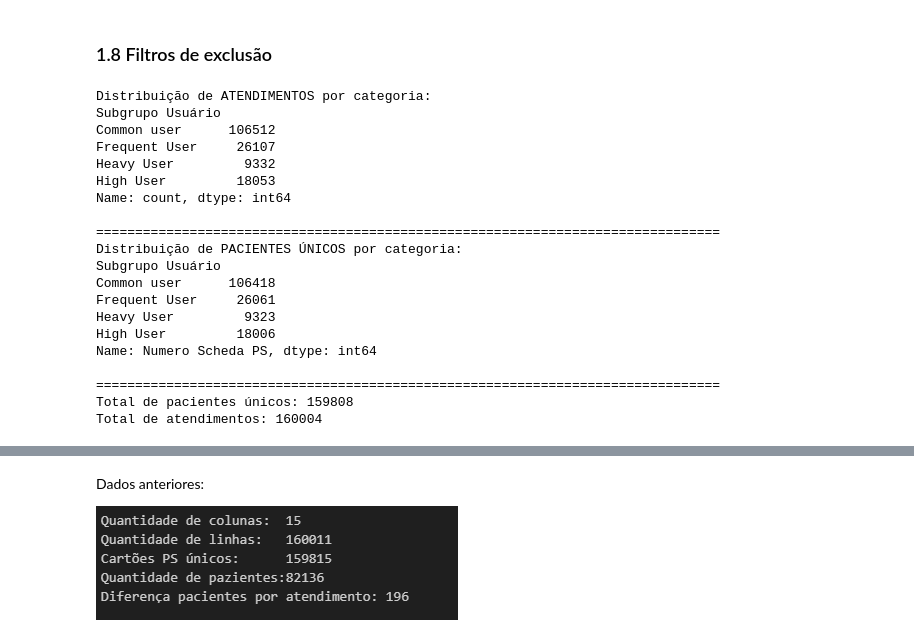
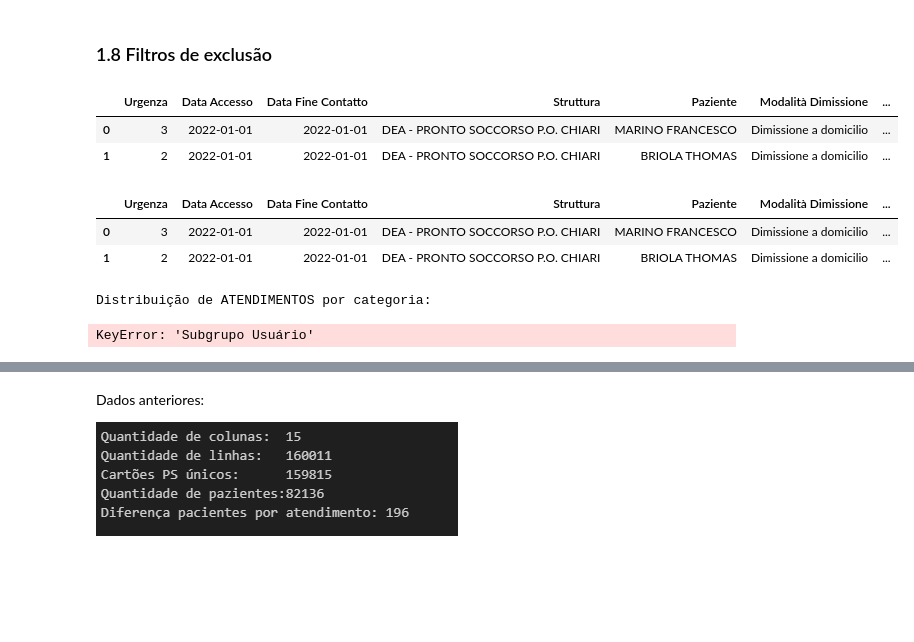
Before and after one commit to almir-martins/mari_doutorado, a Jupyter notebook: analises/analise_mari.ipynb, the cells around one changed output, grey strips where cells are left out. Drawn from its saved outputs; the diff is of its cells as text; code cells hidden in the pictures; blank space fills up the shorter version.

Commit message:
Finalizando os filtros

```diff
--- a/analises/analise_mari.ipynb
+++ b/analises/analise_mari.ipynb
@@ -287,14 +272,7 @@ df.sample(5)
 # %% [markdown]
 ### 1.8 Filtros de exclusão
 # %%
-# Criar uma coluna chamada 'Subgrupo Usuário' com os seguintes subgrupos:
-# < 4 atendimentos (Common user),
-# 4–5 atendimentos (Frequent User),
-# 6–9 atendimentos (High user),
-# ≥10 atendimentos (Heavy users)
-
-# Primeiro, contar quantos atendimentos cada Paziente teve
-contagem_por_paciente = df.groupby('Paziente').size()
+bases_de_dados = [df, ano_2022, ano_2023, ano_2024]
 
 # Criar um dicionário mapeando cada Paziente para sua categoria
 def categoriza_paciente(quantidade):
@@ -304,63 +282,71 @@ def categoriza_paciente(quantidade):
         return 'Frequent User'
     elif quantidade <= 9:
         return 'High User'
     else:
         return 'Heavy User'
 
-# Mapear cada paciente para sua categoria
-mapa_categorias = contagem_por_paciente.apply(categoriza_paciente)
 
-# Adicionar a coluna no dataframe original
-df['Subgrupo Usuário'] = df['Paziente'].map(mapa_categorias)
+# Função para inserir coluna subgrupo usuário em outras bases
+def insere_subgrupo_usuario(dataframe):
+    contagem_por_paciente = dataframe.groupby('Paziente').size()
+    mapa_categorias = contagem_por_paciente.apply(categoriza_paciente)
+    dataframe['Subgrupo Usuário'] = dataframe['Paziente'].map(mapa_categorias)
+    return dataframe
 
-# Calcular a idade com base na data atual
-data_referencia = datetime.now()
-df['Idade'] = df['Data Nascita'].apply(lambda x: int((data_referencia - x).days / 365.25) if pd.notna(x) else None)
-ano_2022['idade'] = ano_2022['Data Nascita'].apply(lambda x: int((data_referencia - x).days / 365.25) if pd.notna(x) else None)
-ano_2023['idade'] = ano_2023['Data Nascita'].apply(lambda x: int((data_referencia - x).days / 365.25) if pd.notna(x) else None)
-ano_2024['idade'] = ano_2024['Data Nascita'].apply(lambda x: int((data_referencia - x).days / 365.25) if pd.notna(x) else None)
+# Função para calcular idade
+def calcular_idade(dataframe, data_referencia=datetime.now()):
+    dataframe['Idade'] = dataframe['Data Nascita'].apply(lambda x: int((data_referencia - x).days / 365.25) if pd.notna(x) else None)
+    return dataframe
 
 
 def aplica_filtros(dataframe):
     # Filtrar apenas os pacientes sem problemas ginecológicos
     dataframe = dataframe[dataframe['Problema Principale'] != 'Sintomi o disturbi ostetrico-ginecologici']
     # Filtrar pacientes maiores que 14 anos
     dataframe = dataframe[dataframe['Idade'] > 14]
+    # Filtrar pacientes com abandono precoce
+    dataframe = dataframe[dataframe['Modalità Dimissione'] != 'Abbandono prima di visita medica']
+    # Filtrar pacientes com cartao PS repetido
+    dataframe = dataframe.drop_duplicates(subset=['Numero Scheda PS'], keep='first')
     return dataframe
+
+
+
+# Adicionar a coluna no dataframe original
+# df['Subgrupo Usuário'] = df['Paziente'].map(mapa_categorias)
+
+display(ano_2022.head(2))
+
+# Aplicar todos os filtros e alterações em todos os dataframes da bases_de_dados
+for dataframe in bases_de_dados:
+    dataframe = calcular_idade(dataframe)
+    dataframe = aplica_filtros(dataframe)
+    dataframe = insere_subgrupo_usuario(dataframe)
+
+display(ano_2022.head(2))
+
 
 # Verificar a distribuição das categorias criadas
 print("Distribuição de ATENDIMENTOS por categoria:")
 print(df['Subgrupo Usuário'].value_counts().sort_index())
 print("\n" + "="*80)
 
 
 print("Distribuição de PACIENTES ÚNICOS por categoria:")
 pacientes_unicos_por_categoria = df.groupby('Subgrupo Usuário')['Numero Scheda PS'].nunique().sort_index()
 print(pacientes_unicos_por_categoria)
 print("\n" + "="*80)
 print(f"Total de pacientes únicos: {df['Numero Scheda PS'].nunique()}")
 print(f"Total de atendimentos: {len(df)}")
 # %% [output]
+|  | Urgenza | Data Accesso | Data Fine Contatto | Struttura | Paziente | Modalità Dimissione | ... |
+| 0 | 3 | 2022-01-01 | 2022-01-01 | DEA - PRONTO SOCCORSO P.O. CHIARI | MARINO FRANCESCO | Dimissione a domicilio | ... |
+| 1 | 2 | 2022-01-01 | 2022-01-01 | DEA - PRONTO SOCCORSO P.O. CHIARI | BRIOLA THOMAS | Dimissione a domicilio | ... |
+|  | Urgenza | Data Accesso | Data Fine Contatto | Struttura | Paziente | Modalità Dimissione | ... |
+| 0 | 3 | 2022-01-01 | 2022-01-01 | DEA - PRONTO SOCCORSO P.O. CHIARI | MARINO FRANCESCO | Dimissione a domicilio | ... |
+| 1 | 2 | 2022-01-01 | 2022-01-01 | DEA - PRONTO SOCCORSO P.O. CHIARI | BRIOLA THOMAS | Dimissione a domicilio | ... |
 Distribuição de ATENDIMENTOS por categoria:
-Subgrupo Usuário
-Common user      106512
-Frequent User     26107
-Heavy User         9332
-High User         18053
-Name: count, dtype: int64
-
-================================================================================
-Distribuição de PACIENTES ÚNICOS por categoria:
-Subgrupo Usuário
-Common user      106418
-Frequent User     26061
-Heavy User         9323
-High User         18006
-Name: Numero Scheda PS, dtype: int64
-
-================================================================================
-Total de pacientes únicos: 159808
-Total de atendimentos: 160004
+KeyError: 'Subgrupo Usuário'
 # %%
 # Conferindo a volumetria
 print("Números totais da base")
```
Also changed, not shown: parts of 26 cells of this notebook, 1 other file.
